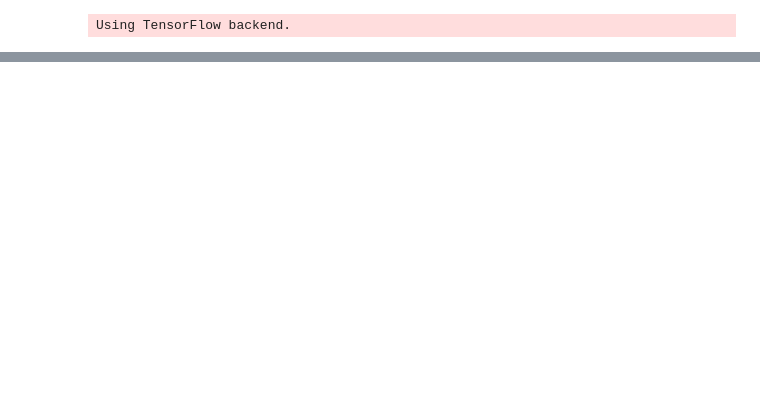
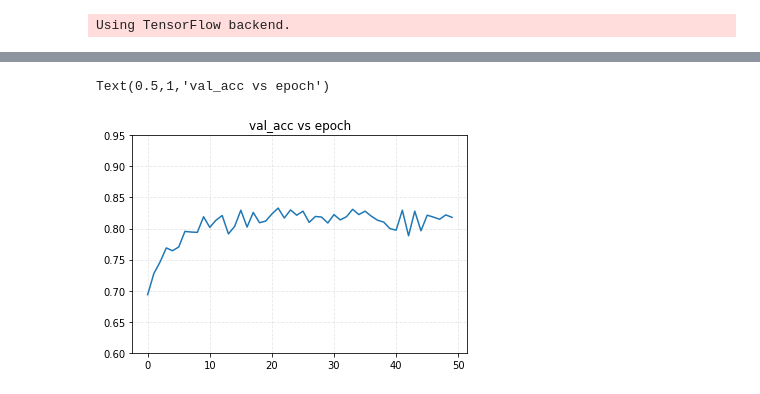
Before and after one commit to DESI-UR/time_domain, a Jupyter notebook: Will's Classifier - Amanda.ipynb, the cells around one changed output, grey strips where cells are left out. Cells and saved outputs as stored; diff of their text form; code cells hidden in the pictures; blank space fills up the shorter version.

```diff
--- a/Will's Classifier - Amanda.ipynb
+++ b/Will's Classifier - Amanda.ipynb
@@ -162,4 +177,8 @@ Epoch 5/30
 # %%
 plt.plot(hist.history['val_acc'])
+plt.ylim(.6,.95)
 plt.show
 plt.title("val_acc vs epoch")
+# %% [output]
+Text(0.5,1,'val_acc vs epoch')
+[figure, added]
```
Also changed, not shown: parts of 4 cells of this notebook.
